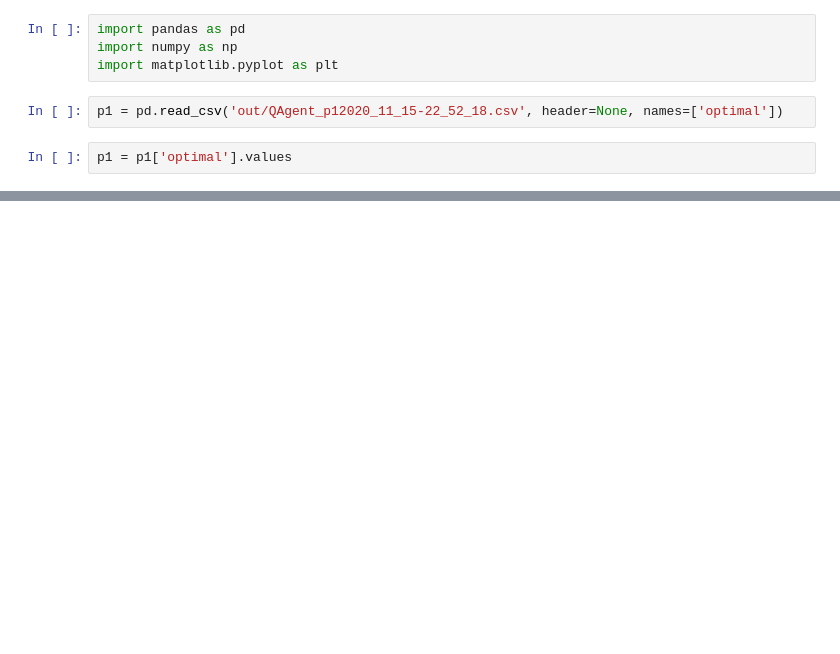
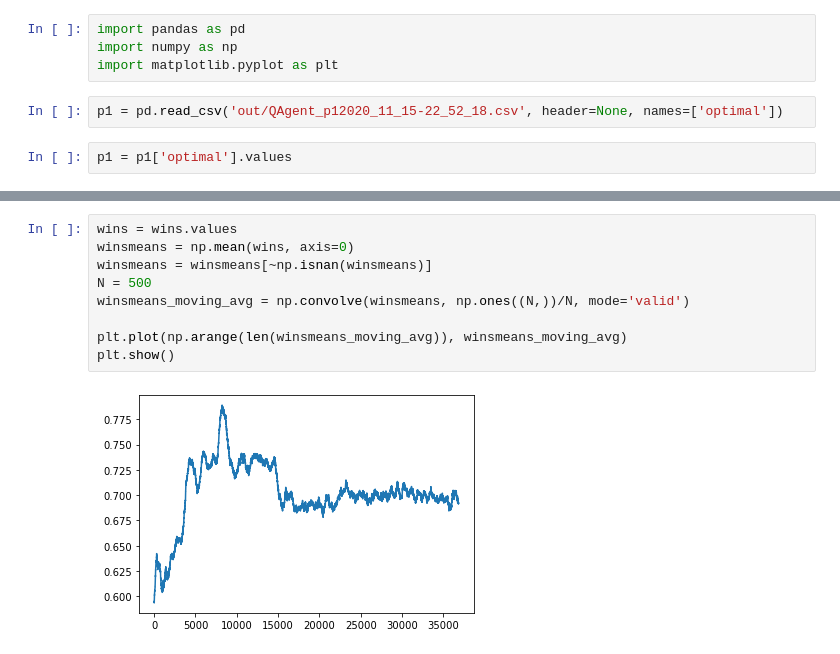
Before and after one commit to MartenThompson/rl-nim, a Jupyter notebook: code/visualization.ipynb, the cells around one changed output, grey strips where cells are left out. Cells and saved outputs as stored; diff of their text form; blank space fills up the shorter version.

```diff
--- a/code/visualization.ipynb
+++ b/code/visualization.ipynb
@@ -18,0 +46,11 @@ plt.show()
+# %%
+wins = wins.values
+winsmeans = np.mean(wins, axis=0)
+winsmeans = winsmeans[~np.isnan(winsmeans)]
+N = 500
+winsmeans_moving_avg = np.convolve(winsmeans, np.ones((N,))/N, mode='valid')
+
+plt.plot(np.arange(len(winsmeans_moving_avg)), winsmeans_moving_avg)
+plt.show()
+# %% [output]
+[figure, added]
```
Also changed, not shown: parts of 6 cells of this notebook, 2 other files.
